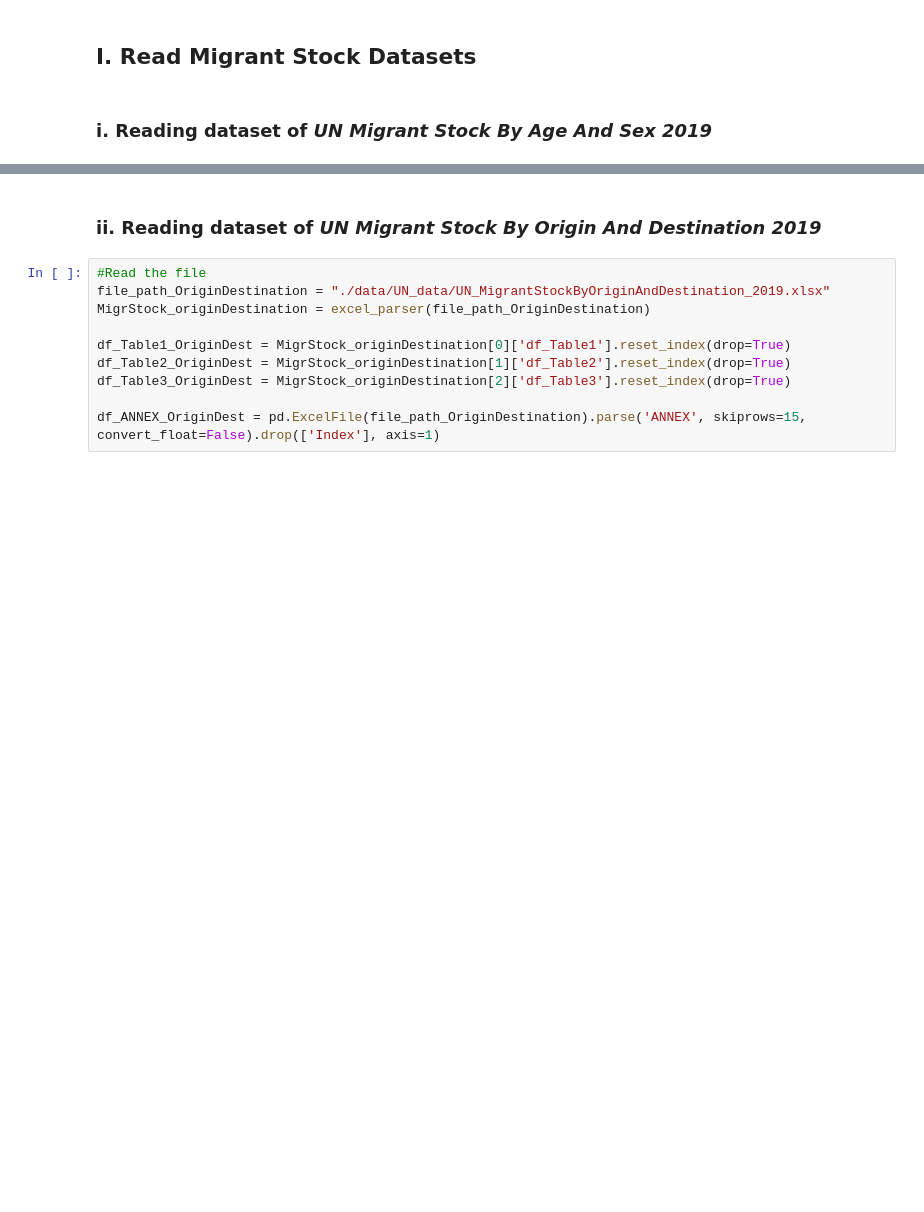
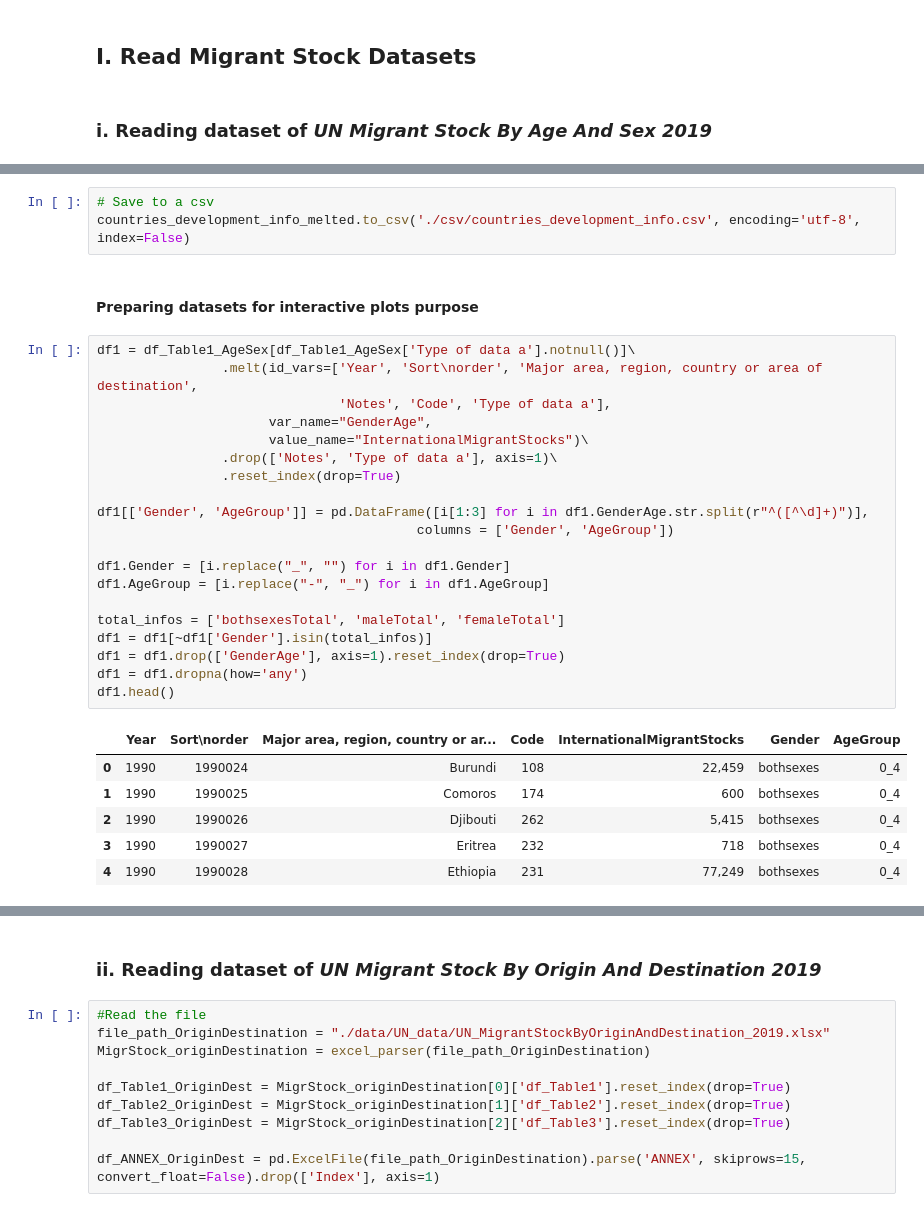
Before and after one commit to com-480-data-visualization/com-480-project-vizkhalifa, a Jupyter notebook: excelParser.ipynb, the cells around one changed output, grey strips where cells are left out. Cells and saved outputs as stored; diff of their text form; blank space fills up the shorter version.

```diff
--- a/excelParser.ipynb
+++ b/excelParser.ipynb
@@ -117,0 +146,32 @@ df_Table1_AgeSex.head()
+# %%
+# Save to a csv
+countries_development_info_melted.to_csv('./csv/countries_development_info.csv', encoding='utf-8', index=False)
+# %% [markdown]
+#### Preparing datasets for interactive plots purpose
+# %%
+df1 = df_Table1_AgeSex[df_Table1_AgeSex['Type of data a'].notnull()]\
+                .melt(id_vars=['Year', 'Sort\norder', 'Major area, region, country or area of destination',
+                               'Notes', 'Code', 'Type of data a'],
+                      var_name="GenderAge",
+                      value_name="InternationalMigrantStocks")\
+                .drop(['Notes', 'Type of data a'], axis=1)\
+                .reset_index(drop=True)
+
+df1[['Gender', 'AgeGroup']] = pd.DataFrame([i[1:3] for i in df1.GenderAge.str.split(r"^([^\d]+)")],
+                                         columns = ['Gender', 'AgeGroup'])
+
+df1.Gender = [i.replace("_", "") for i in df1.Gender]
+df1.AgeGroup = [i.replace("-", "_") for i in df1.AgeGroup]
+
+total_infos = ['bothsexesTotal', 'maleTotal', 'femaleTotal']
+df1 = df1[~df1['Gender'].isin(total_infos)]
+df1 = df1.drop(['GenderAge'], axis=1).reset_index(drop=True)
+df1 = df1.dropna(how='any')
+df1.head()
+# %% [output]
+|  | Year | Sort\norder | Major area, region, country or ar... | Code | InternationalMigrantStocks | Gender | AgeGroup |
+| 0 | 1990 | 1990024 | Burundi | 108 | 22,459 | bothsexes | 0_4 |
+| 1 | 1990 | 1990025 | Comoros | 174 | 600 | bothsexes | 0_4 |
+| 2 | 1990 | 1990026 | Djibouti | 262 | 5,415 | bothsexes | 0_4 |
+| 3 | 1990 | 1990027 | Eritrea | 232 | 718 | bothsexes | 0_4 |
+| 4 | 1990 | 1990028 | Ethiopia | 231 | 77,249 | bothsexes | 0_4 |
```
Also changed, not shown: parts of 22 cells of this notebook, 1 other file.
